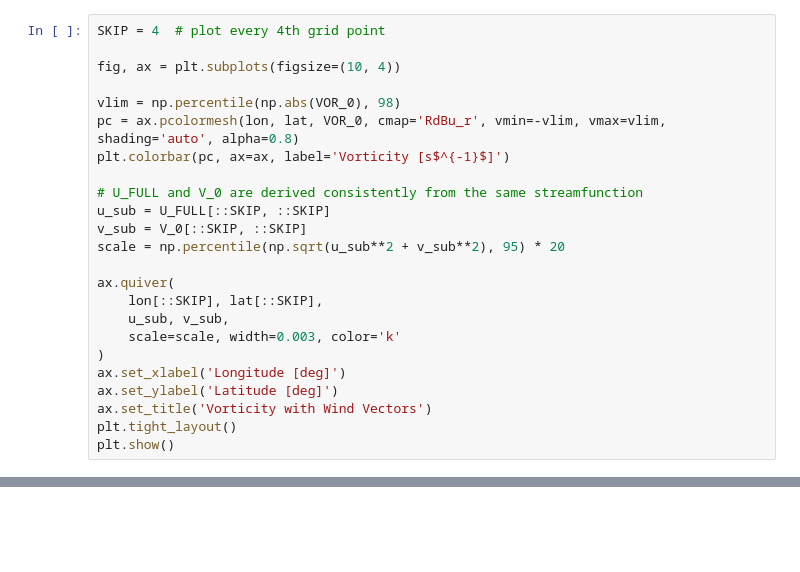
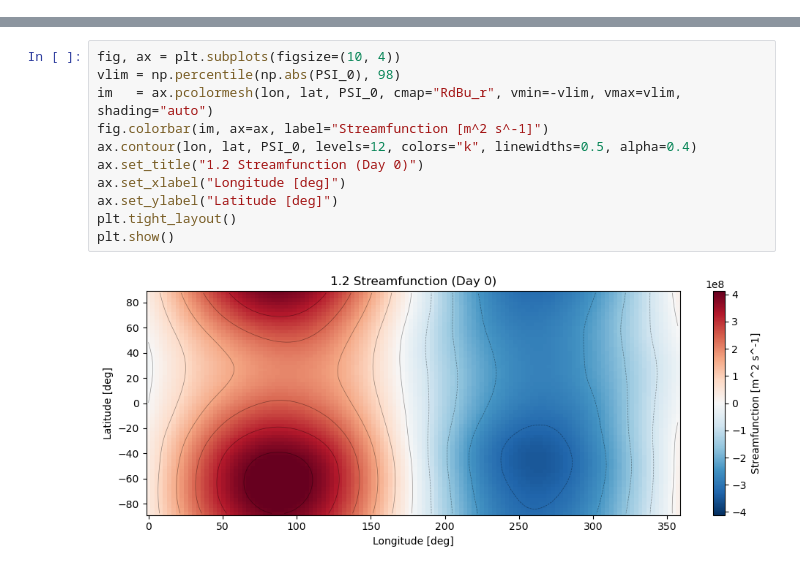
Before and after one commit to tglanz/climatology, a Jupyter notebook: notebooks/barotropic_visualization.ipynb, the cells around one changed output, grey strips where cells are left out. Cells and saved outputs as stored; diff of their text form; blank space fills up the shorter version.

```diff
--- a/notebooks/barotropic_visualization.ipynb
+++ b/notebooks/barotropic_visualization.ipynb
@@ -392,24 +0,0 @@ to dynamics.
-# %%
-SKIP = 4  # plot every 4th grid point
-
-fig, ax = plt.subplots(figsize=(10, 4))
-
-vlim = np.percentile(np.abs(VOR_0), 98)
-pc = ax.pcolormesh(lon, lat, VOR_0, cmap='RdBu_r', vmin=-vlim, vmax=vlim, shading='auto', alpha=0.8)
-plt.colorbar(pc, ax=ax, label='Vorticity [s$^{-1}$]')
-
-# U_FULL and V_0 are derived consistently from the same streamfunction
-u_sub = U_FULL[::SKIP, ::SKIP]
-v_sub = V_0[::SKIP, ::SKIP]
-scale = np.percentile(np.sqrt(u_sub**2 + v_sub**2), 95) * 20
-
-ax.quiver(
-    lon[::SKIP], lat[::SKIP],
-    u_sub, v_sub,
-    scale=scale, width=0.003, color='k'
-)
-ax.set_xlabel('Longitude [deg]')
-ax.set_ylabel('Latitude [deg]')
-ax.set_title('Vorticity with Wind Vectors')
-plt.tight_layout()
-plt.show()
@@ -641,0 +242,13 @@ plt.show()
+# %%
+fig, ax = plt.subplots(figsize=(10, 4))
+vlim = np.percentile(np.abs(PSI_0), 98)
+im   = ax.pcolormesh(lon, lat, PSI_0, cmap="RdBu_r", vmin=-vlim, vmax=vlim, shading="auto")
+fig.colorbar(im, ax=ax, label="Streamfunction [m^2 s^-1]")
+ax.contour(lon, lat, PSI_0, levels=12, colors="k", linewidths=0.5, alpha=0.4)
+ax.set_title("1.2 Streamfunction (Day 0)")
+ax.set_xlabel("Longitude [deg]")
+ax.set_ylabel("Latitude [deg]")
+plt.tight_layout()
+plt.show()
+# %% [output]
+[figure, added]
```
Also changed, not shown: parts of 57 cells of this notebook, 2 other files.
